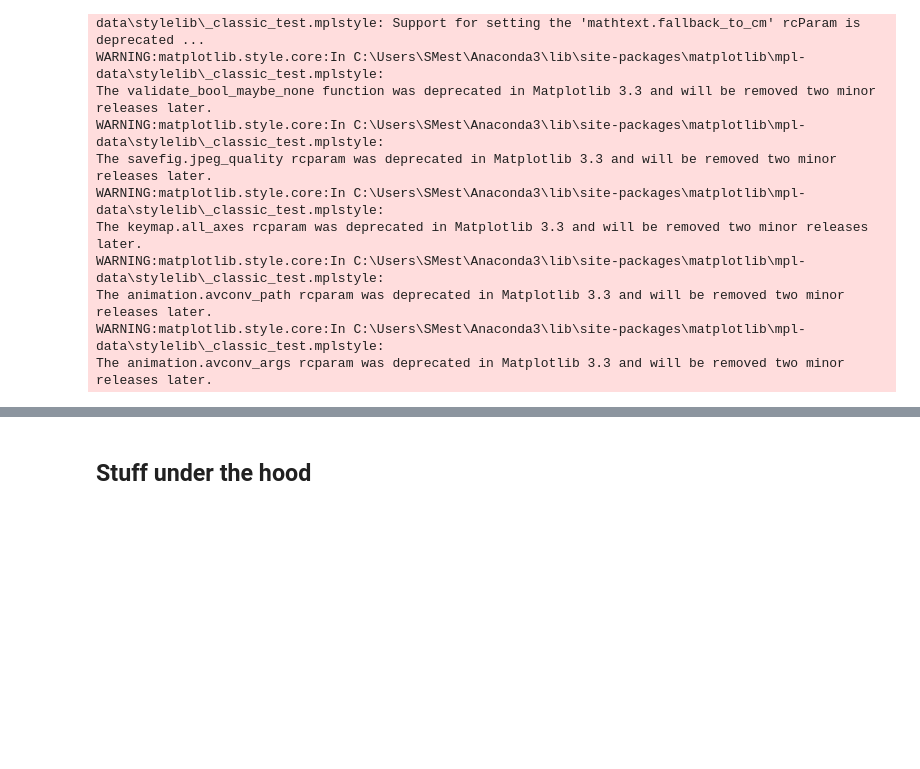
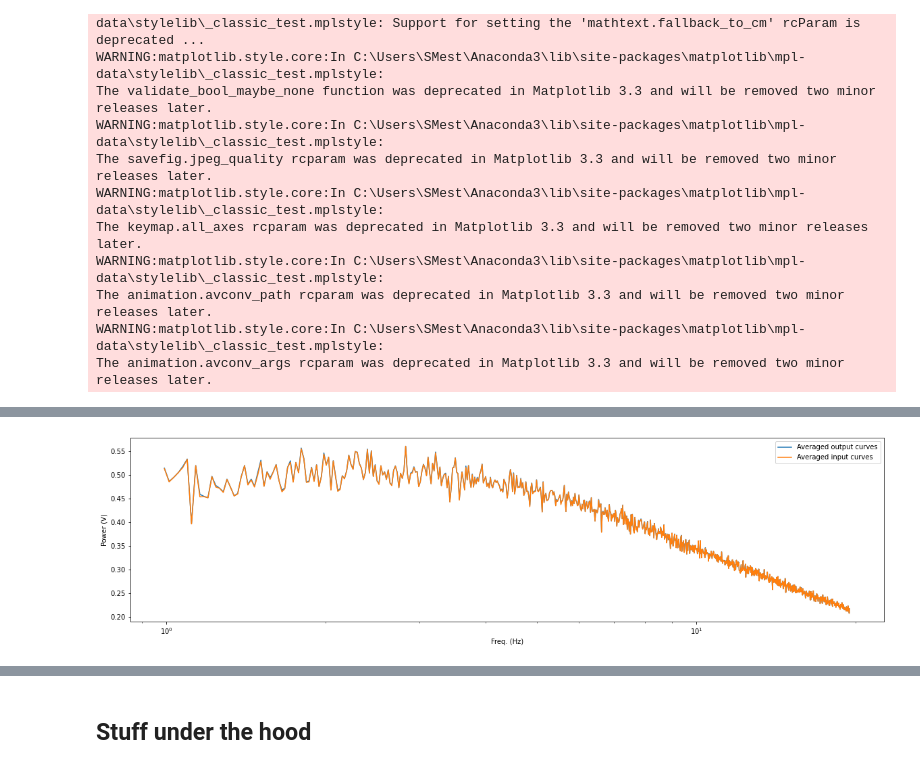
Before and after one commit to smestern/ipfx, a Jupyter notebook: ipfx/bin/Untitled.ipynb, the cells around one changed output, grey strips where cells are left out. Drawn from its saved outputs; the diff is of its cells as text; code cells hidden in the pictures; blank space fills up the shorter version.

```diff
--- a/ipfx/bin/Untitled.ipynb
+++ b/ipfx/bin/Untitled.ipynb
@@ -46,0 +165,12 @@ The animation.avconv_args rcparam was deprecated in Matplotlib 3.3 and will be r
+# %%
+result_out = analyze_abf_chirp(abf, abf_chrip, average="output")
+result_in = analyze_abf_chirp(abf, abf_chrip, average="input")
+plt.figure(figsize=(20,5))
+plt.plot(result_out[2], result_out[0], label="Averaged output curves")
+plt.plot(result_out[2], result_in[0], label="Averaged input curves")
+plt.xlabel("Freq. (Hz)")
+plt.ylabel("Power (V)")
+plt.legend()
+plt.xscale("log")
+# %% [output]
+[figure, added]
```
Also changed, not shown: parts of 11 cells of this notebook, 2 other files.
